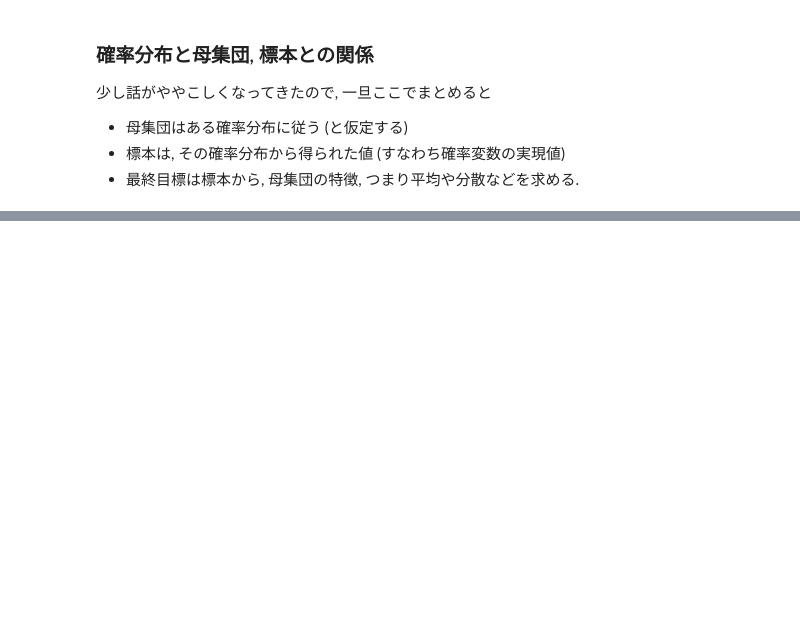
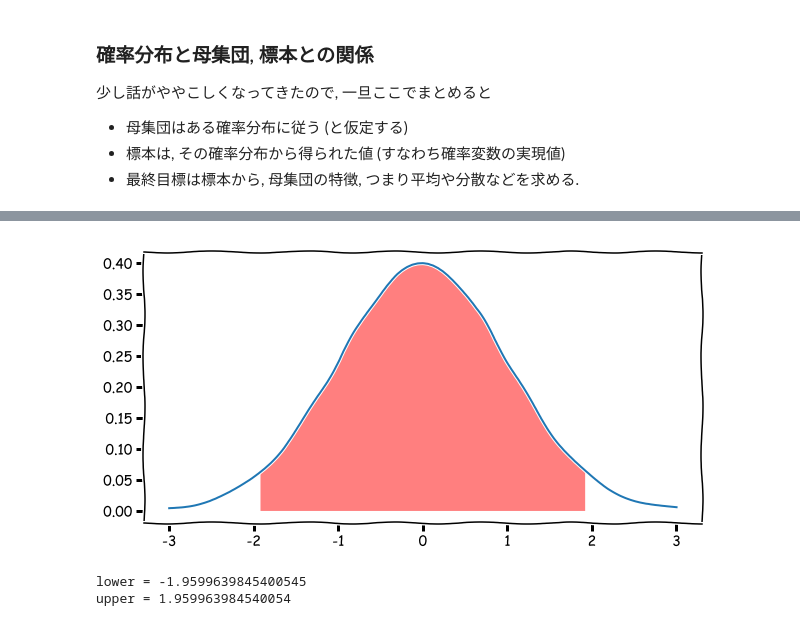
Before and after one commit to Soichiro-Fujioka/chotto-dekiru-DS, a Jupyter notebook: statistics/statistics-1.ipynb, the cells around one changed output, grey strips where cells are left out. Saved outputs shown, nothing was run; the diff lists cells and outputs as text; code cells hidden in the pictures; blank space fills up the shorter version.

```diff
--- a/statistics/statistics-1.ipynb
+++ b/statistics/statistics-1.ipynb
@@ -514,0 +582,19 @@ $$
+# %%
+MU = 0   # pattern 8, 10, 12
+SIGMA = 1 # pattern 1, 2, 3
+x = np.linspace(MU-3*SIGMA, MU+3*SIGMA, 101)
+fig, ax = plt.subplots(1, 1, sharey=False, figsize = (10,5))
+lower = norm.ppf(q=0.025, loc=0, scale=1) #下から2.5%点
+upper = norm.ppf(q=0.975, loc=0, scale=1) #下から97.5%点
+x_95 = x[np.where((x > lower) & (x < upper))]
+
+p = norm.pdf(x, loc=MU, scale=SIGMA)
+plt.fill_between(x_95, norm.pdf(x_95, loc=MU, scale=SIGMA), facecolor='red', alpha=0.5)
+
+plt.plot(x, p)
+plt.show()
+print('lower = {}\nupper = {}'.format(lower, upper))
+# %% [output]
+[figure, added]
+lower = -1.9599639845400545
+upper = 1.959963984540054
```
Also changed, not shown: parts of 25 cells of this notebook.
